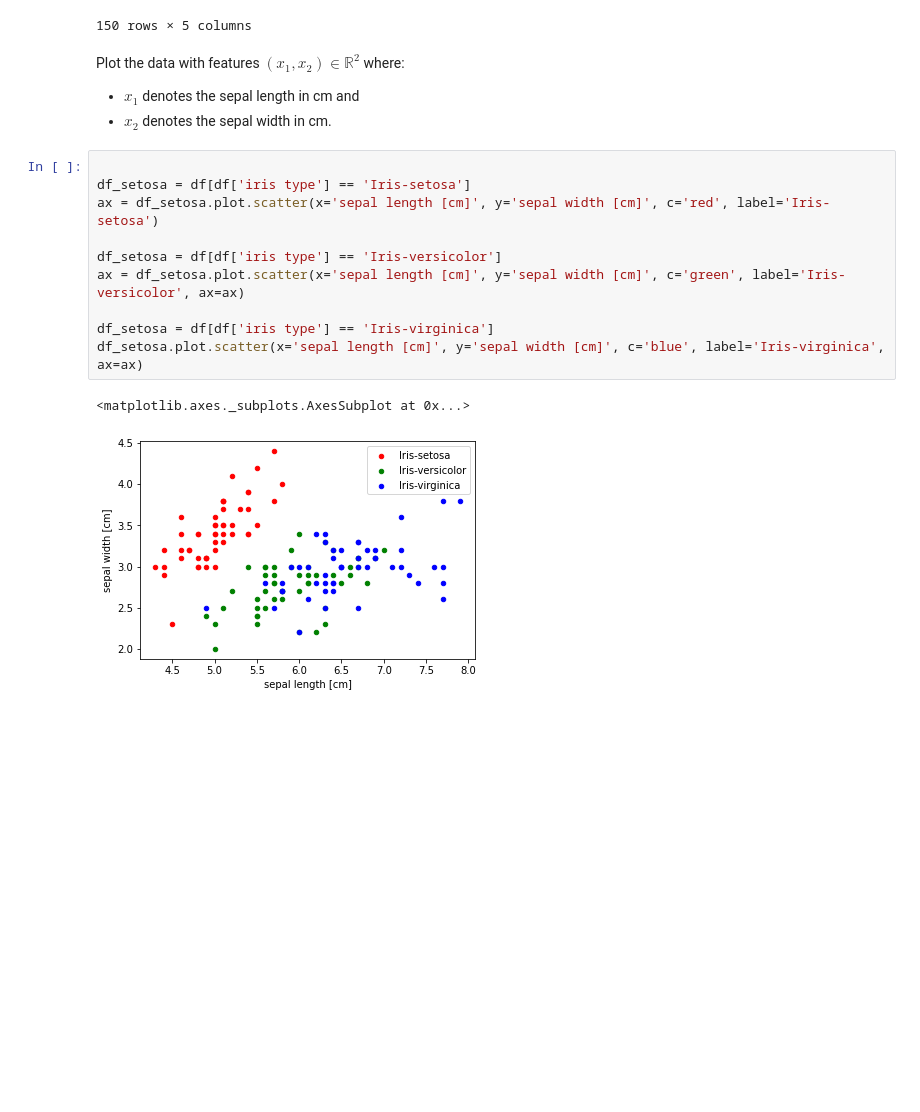
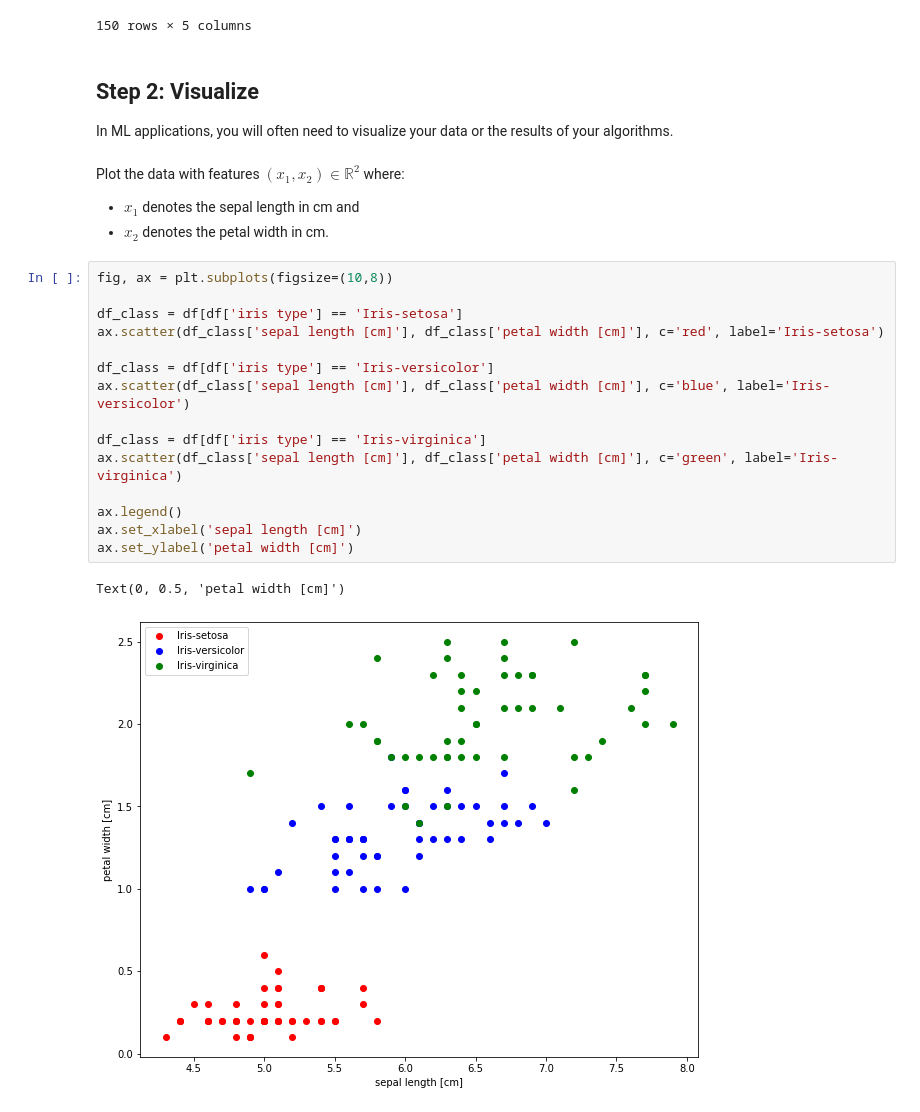
Before and after one commit to mselezniova/MSML22, a Jupyter notebook: week1/exercise/hello_world_of_data_science.ipynb, the cells around one changed output. Saved outputs shown, nothing was run; the diff lists cells and outputs as text; blank space fills up the shorter version.

```diff
--- a/week1/exercise/hello_world_of_data_science.ipynb
+++ b/week1/exercise/hello_world_of_data_science.ipynb
@@ -28,20 +45,29 @@ df
 | 148 | 6.2 | 3.4 | 5.4 | 2.3 | Iris-virginica |
 | 149 | 5.9 | 3.0 | 5.1 | 1.8 | Iris-virginica |
 150 rows × 5 columns
+# %% [markdown]
+## Step 2: Visualize
+
+In ML applications, you will often need to visualize your data or the results of your algorithms.
 # %% [markdown]
 Plot the data with features $(x_1, x_2)\in\mathbb R^2$ where:
 * $x_1$ denotes the sepal length in cm and
-* $x_2$ denotes the sepal width in cm.
+* $x_2$ denotes the petal width in cm.
 # %%
+fig, ax = plt.subplots(figsize=(10,8))
 
-df_setosa = df[df['iris type'] == 'Iris-setosa']
-ax = df_setosa.plot.scatter(x='sepal length [cm]', y='sepal width [cm]', c='red', label='Iris-setosa')
+df_class = df[df['iris type'] == 'Iris-setosa']
+ax.scatter(df_class['sepal length [cm]'], df_class['petal width [cm]'], c='red', label='Iris-setosa')
 
-df_setosa = df[df['iris type'] == 'Iris-versicolor']
-ax = df_setosa.plot.scatter(x='sepal length [cm]', y='sepal width [cm]', c='green', label='Iris-versicolor', ax=ax)
+df_class = df[df['iris type'] == 'Iris-versicolor']
+ax.scatter(df_class['sepal length [cm]'], df_class['petal width [cm]'], c='blue', label='Iris-versicolor')
 
-df_setosa = df[df['iris type'] == 'Iris-virginica']
-df_setosa.plot.scatter(x='sepal length [cm]', y='sepal width [cm]', c='blue', label='Iris-virginica', ax=ax)
+df_class = df[df['iris type'] == 'Iris-virginica']
+ax.scatter(df_class['sepal length [cm]'], df_class['petal width [cm]'], c='green', label='Iris-virginica')
+
+ax.legend()
+ax.set_xlabel('sepal length [cm]')
+ax.set_ylabel('petal width [cm]')
 # %% [output]
-<matplotlib.axes._subplots.AxesSubplot at 0x...>
+Text(0, 0.5, 'petal width [cm]')
-[figure, old version]
+[figure, new version]
```
Also changed, not shown: parts of 25 cells of this notebook.
